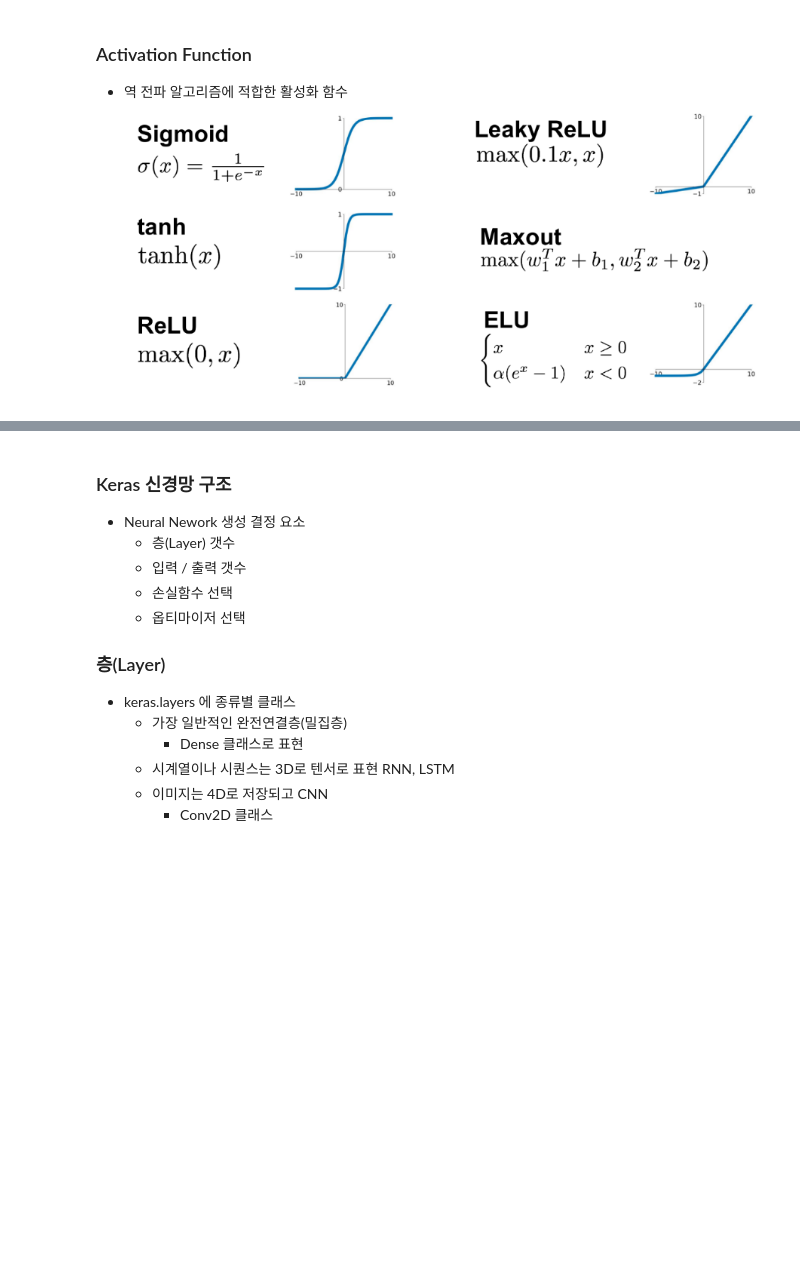
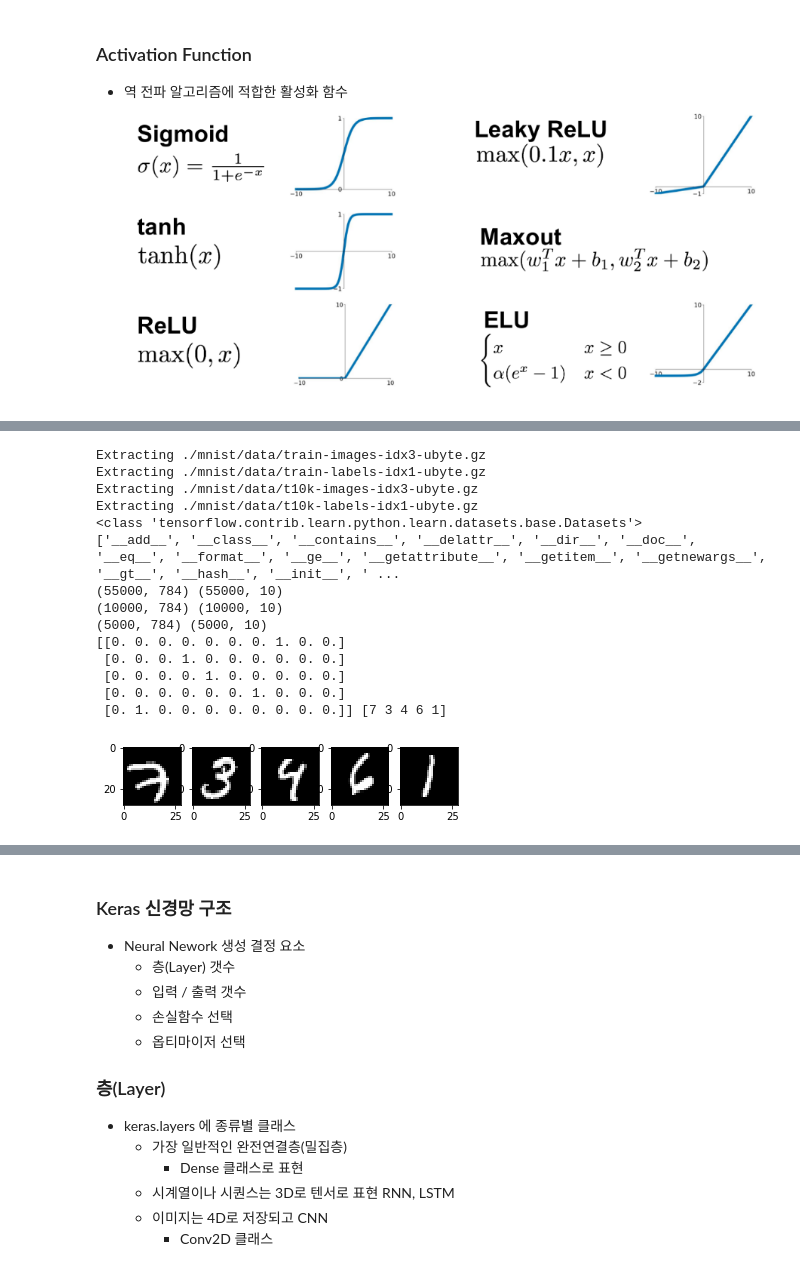
Before and after one commit to dltpdn/ml_dl_edu, a Jupyter notebook: 4.2.ANN_DL.ipynb, the cells around one changed output, grey strips where cells are left out. Drawn from its saved outputs; the diff is of its cells as text; code cells hidden in the pictures; blank space fills up the shorter version.

Commit message:
change examples

```diff
--- a/4.2.ANN_DL.ipynb
+++ b/4.2.ANN_DL.ipynb
@@ -330,0 +595,35 @@ Colocations handled automatically by placer.
+# %%
+%matplotlib inline
+
+import tensorflow as tf
+from tensorflow.examples.tutorials.mnist import input_data
+import matplotlib.pyplot as plt
+import numpy as np
+
+mnist = input_data.read_data_sets("./mnist/data/", one_hot=True)
+print(type(mnist))
+print(dir(mnist))
+print(mnist.train.images.shape, mnist.train.labels.shape)
+print(mnist.test.images.shape, mnist.test.labels.shape)
+print(mnist.validation.images.shape, mnist.validation.labels.shape)
+
+print(mnist.train.labels[:5], np.argmax(mnist.train.labels[:5], axis=1))
+for i in range(5):
+    plt.subplot(1,5,i+1)
+    plt.imshow(mnist.train.images[i].reshape(28,28), cmap="gray")
+# %% [output]
+Extracting ./mnist/data/train-images-idx3-ubyte.gz
+Extracting ./mnist/data/train-labels-idx1-ubyte.gz
+Extracting ./mnist/data/t10k-images-idx3-ubyte.gz
+Extracting ./mnist/data/t10k-labels-idx1-ubyte.gz
+<class 'tensorflow.contrib.learn.python.learn.datasets.base.Datasets'>
+['__add__', '__class__', '__contains__', '__delattr__', '__dir__', '__doc__', '__eq__', '__format__', '__ge__', '__getattribute__', '__getitem__', '__getnewargs__', '__gt__', '__hash__', '__init__', ' ...
+(55000, 784) (55000, 10)
+(10000, 784) (10000, 10)
+(5000, 784) (5000, 10)
+[[0. 0. 0. 0. 0. 0. 0. 1. 0. 0.]
+ [0. 0. 0. 1. 0. 0. 0. 0. 0. 0.]
+ [0. 0. 0. 0. 1. 0. 0. 0. 0. 0.]
+ [0. 0. 0. 0. 0. 0. 1. 0. 0. 0.]
+ [0. 1. 0. 0. 0. 0. 0. 0. 0. 0.]] [7 3 4 6 1]
+[figure, added]
```
Also changed, not shown: parts of 23 cells of this notebook, 1 other file.
